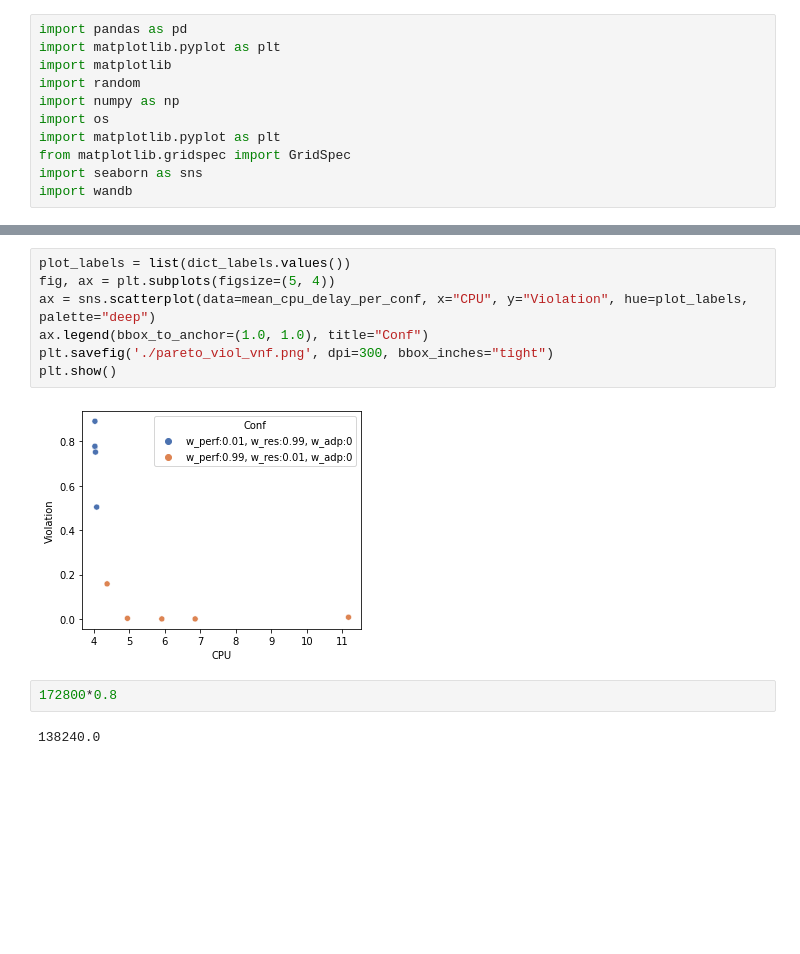
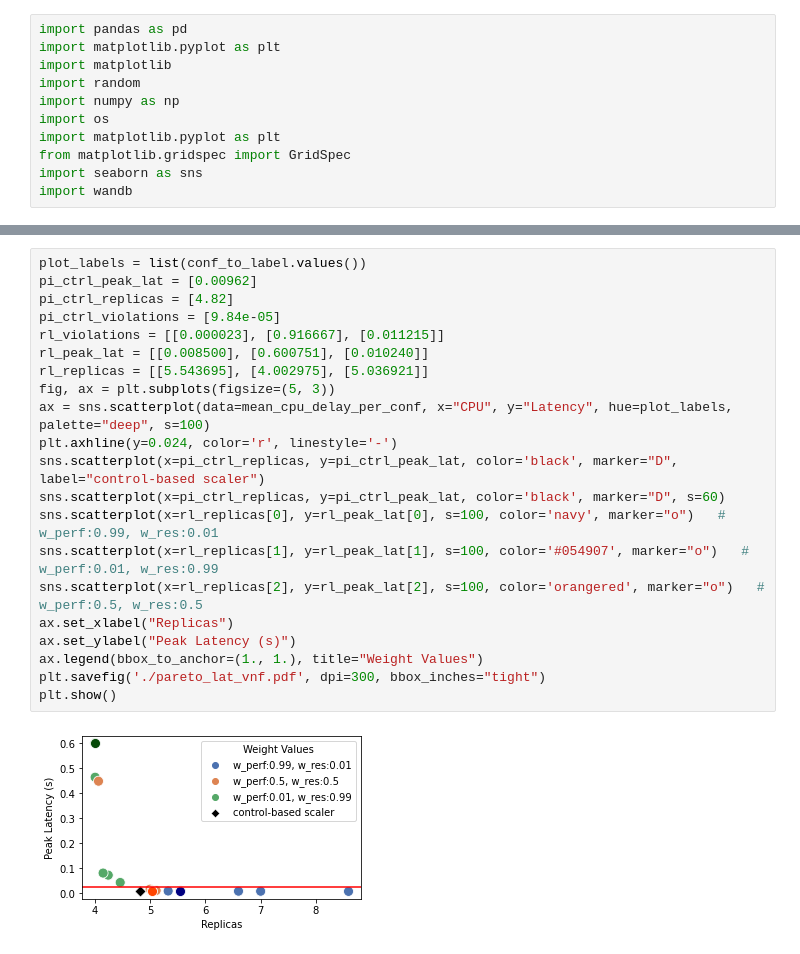
Before and after one commit to psotoarenas/RL_autoscalers_dynasim, a Jupyter notebook: plot_notebooks/pareto_front_RL.ipynb, the cells around one changed output, grey strips where cells are left out. Drawn from its saved outputs; the diff is of its cells as text; blank space fills up the shorter version.

```diff
--- a/plot_notebooks/pareto_front_RL.ipynb
+++ b/plot_notebooks/pareto_front_RL.ipynb
@@ -172,13 +153,23 @@ plt.show()
-# %%
-plot_labels = list(dict_labels.values())
-fig, ax = plt.subplots(figsize=(5, 4))
-ax = sns.scatterplot(data=mean_cpu_delay_per_conf, x="CPU", y="Violation", hue=plot_labels, palette="deep")
-ax.legend(bbox_to_anchor=(1.0, 1.0), title="Conf")
-plt.savefig('./pareto_viol_vnf.png', dpi=300, bbox_inches="tight")
-plt.show()
-# %% [output]
-[figure, removed]
-# %%
-172800*0.8
-# %% [output]
-138240.0
+# %%
+plot_labels = list(conf_to_label.values())
+pi_ctrl_peak_lat = [0.00962]
+pi_ctrl_replicas = [4.82]
+pi_ctrl_violations = [9.84e-05]
+rl_violations = [[0.000023], [0.916667], [0.011215]]
+rl_peak_lat = [[0.008500], [0.600751], [0.010240]]
+rl_replicas = [[5.543695], [4.002975], [5.036921]]
+fig, ax = plt.subplots(figsize=(5, 3))
+ax = sns.scatterplot(data=mean_cpu_delay_per_conf, x="CPU", y="Latency", hue=plot_labels, palette="deep", s=100)
+plt.axhline(y=0.024, color='r', linestyle='-')
+sns.scatterplot(x=pi_ctrl_replicas, y=pi_ctrl_peak_lat, color='black', marker="D", label="control-based scaler")
+sns.scatterplot(x=pi_ctrl_replicas, y=pi_ctrl_peak_lat, color='black', marker="D", s=60)
+sns.scatterplot(x=rl_replicas[0], y=rl_peak_lat[0], s=100, color='navy', marker="o")   #  w_perf:0.99, w_res:0.01
+sns.scatterplot(x=rl_replicas[1], y=rl_peak_lat[1], s=100, color='#054907', marker="o")   #  w_perf:0.01, w_res:0.99
+sns.scatterplot(x=rl_replicas[2], y=rl_peak_lat[2], s=100, color='orangered', marker="o")   #  w_perf:0.5, w_res:0.5
+ax.set_xlabel("Replicas")
+ax.set_ylabel("Peak Latency (s)")
+ax.legend(bbox_to_anchor=(1., 1.), title="Weight Values")
+plt.savefig('./pareto_lat_vnf.pdf', dpi=300, bbox_inches="tight")
+plt.show()
+# %% [output]
+[figure, added]
```
Also changed, not shown: parts of 10 cells of this notebook, 1 other file.
